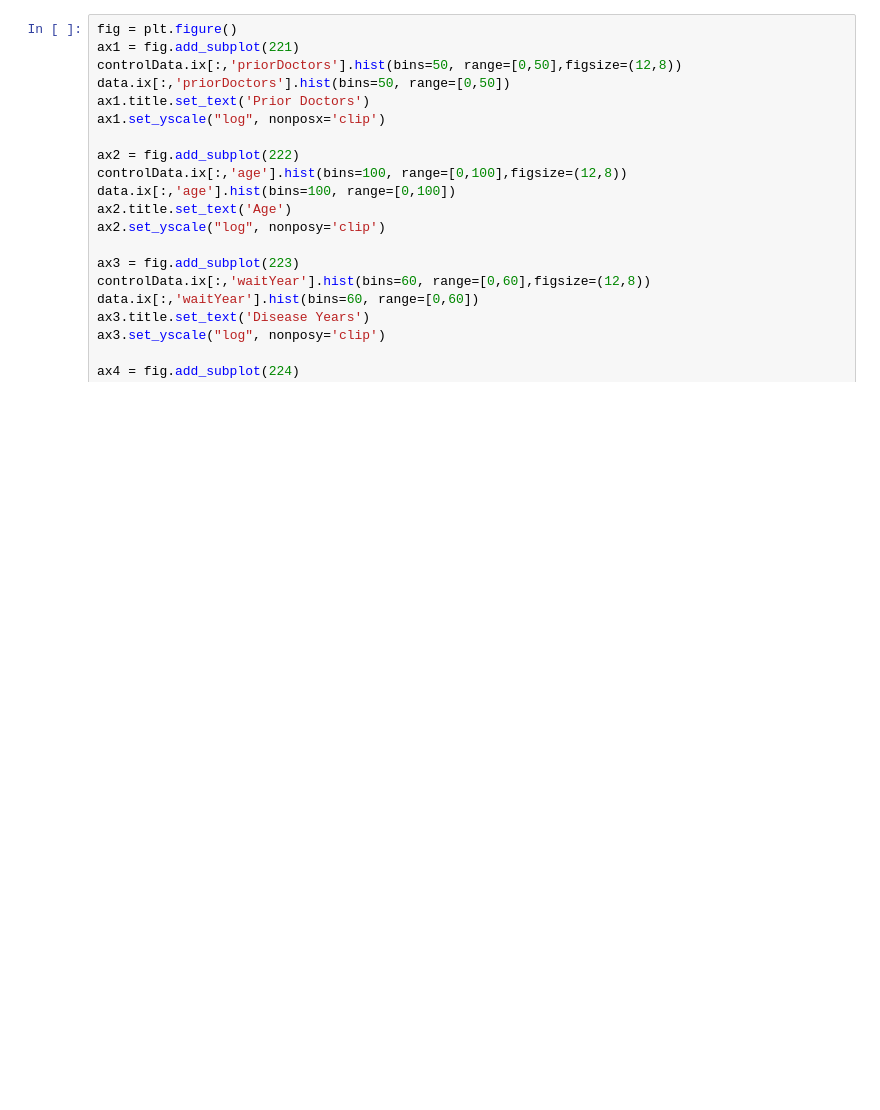
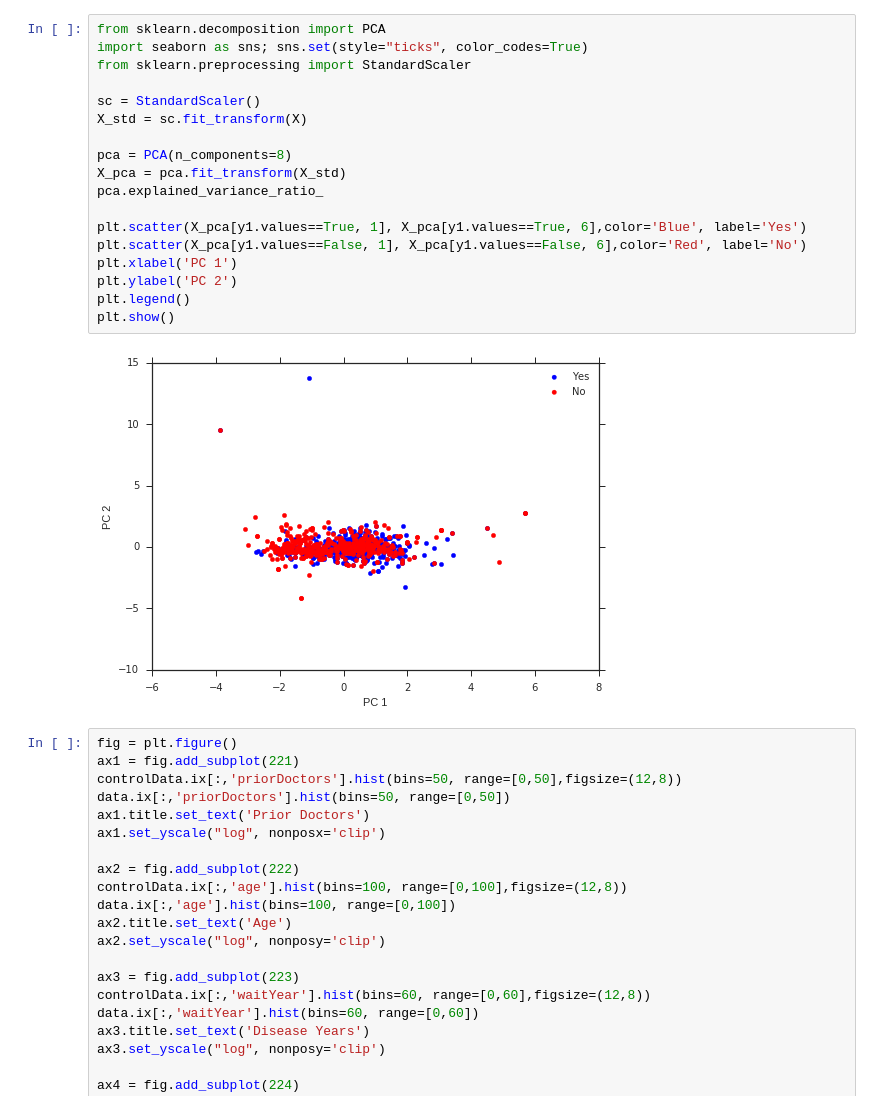
Before and after one commit to mhaytmyr/Insight, a Jupyter notebook: Week3.ipynb, the cells around one changed output. Cells and saved outputs as stored; diff of their text form; blank space fills up the shorter version.

```diff
--- a/Week3.ipynb
+++ b/Week3.ipynb
@@ -210,3 +449,23 @@ X['ethnicity'],b = pd.factorize(X['ethnicity'])
+# %%
+from sklearn.decomposition import PCA
+import seaborn as sns; sns.set(style="ticks", color_codes=True)
+from sklearn.preprocessing import StandardScaler
+
+sc = StandardScaler()
+X_std = sc.fit_transform(X)
+
+pca = PCA(n_components=8)
+X_pca = pca.fit_transform(X_std)
+pca.explained_variance_ratio_
+
+plt.scatter(X_pca[y1.values==True, 1], X_pca[y1.values==True, 6],color='Blue', label='Yes')
+plt.scatter(X_pca[y1.values==False, 1], X_pca[y1.values==False, 6],color='Red', label='No')
+plt.xlabel('PC 1')
+plt.ylabel('PC 2')
+plt.legend()
+plt.show()
+# %% [output]
+[figure, added]
 # %%
 fig = plt.figure()
 ax1 = fig.add_subplot(221)
```
Also changed, not shown: parts of 16 cells of this notebook.
